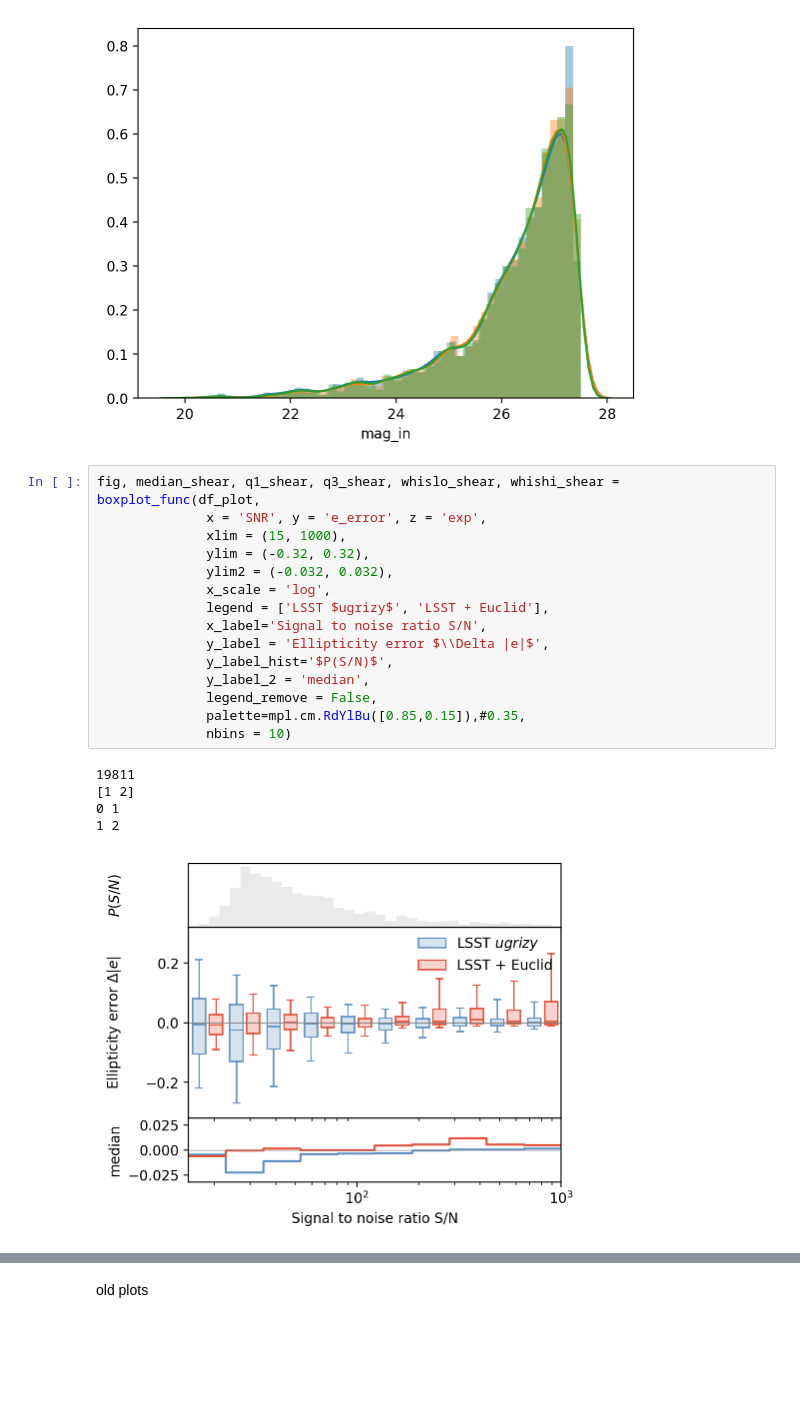
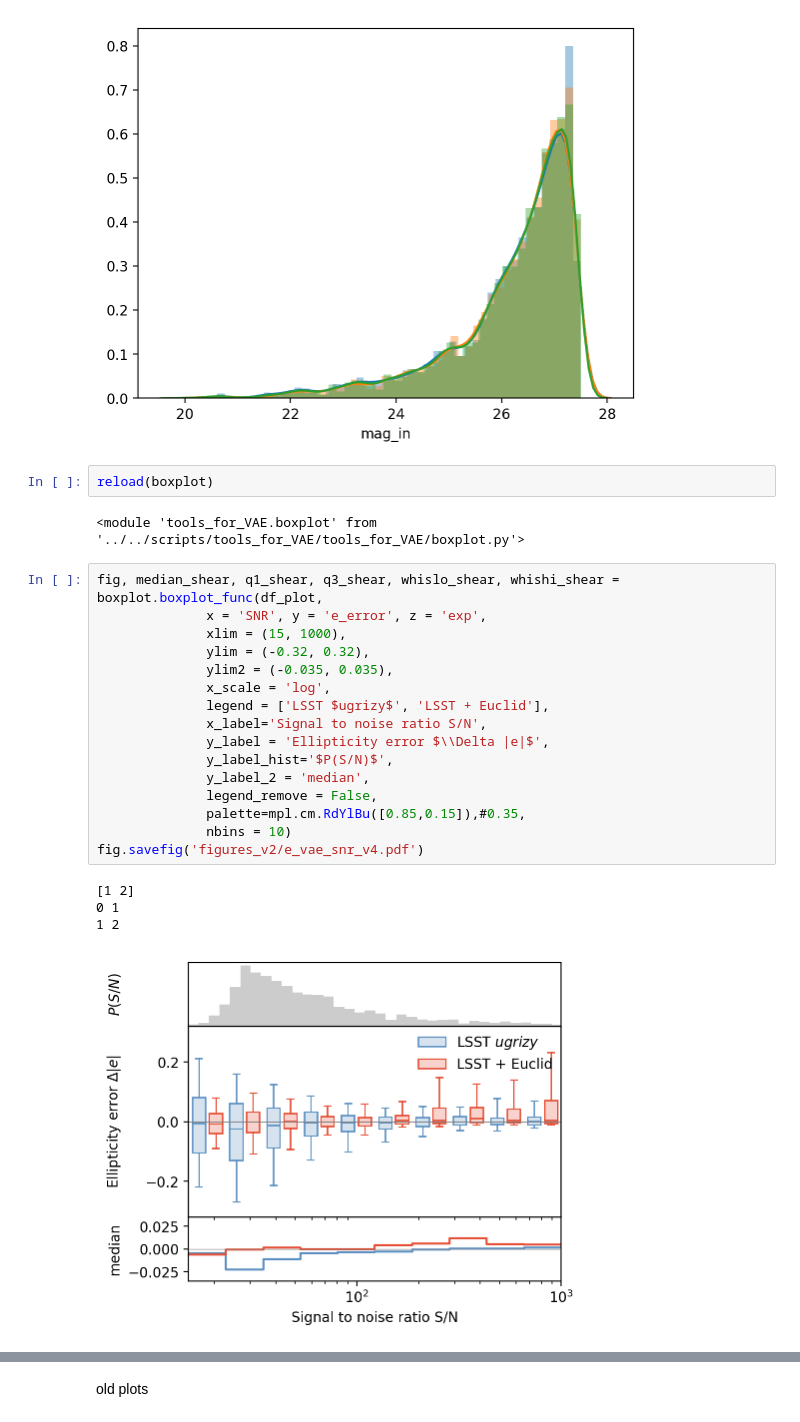
Before and after one commit to LSSTDESC/DeblenderVAE, a Jupyter notebook: notebooks/Plots_for_paper/Plots_VAE_results_v6_correct_exposure.ipynb, the cells around one changed output, grey strips where cells are left out. Cells and saved outputs as stored; diff of their text form; blank space fills up the shorter version.

```diff
--- a/notebooks/Plots_for_paper/Plots_VAE_results_v6_correct_exposure.ipynb
+++ b/notebooks/Plots_for_paper/Plots_VAE_results_v6_correct_exposure.ipynb
@@ -689,24 +689,28 @@ sns.distplot(df_plot['mag_in'])
 # %% [output]
 <matplotlib.axes._subplots.AxesSubplot at 0x...>
 [figure]
+# %%
+reload(boxplot)
+# %% [output]
+<module 'tools_for_VAE.boxplot' from '../../scripts/tools_for_VAE/tools_for_VAE/boxplot.py'>
 # %%
-fig, median_shear, q1_shear, q3_shear, whislo_shear, whishi_shear = boxplot_func(df_plot,
+fig, median_shear, q1_shear, q3_shear, whislo_shear, whishi_shear = boxplot.boxplot_func(df_plot,
               x = 'SNR', y = 'e_error', z = 'exp',
               xlim = (15, 1000),
               ylim = (-0.32, 0.32),
-              ylim2 = (-0.032, 0.032),
+              ylim2 = (-0.035, 0.035),
               x_scale = 'log',
               legend = ['LSST $ugrizy$', 'LSST + Euclid'],
               x_label='Signal to noise ratio S/N',
               y_label = 'Ellipticity error $\\Delta |e|$',
               y_label_hist='$P(S/N)$',
               y_label_2 = 'median',
               legend_remove = False,
               palette=mpl.cm.RdYlBu([0.85,0.15]),#0.35,
               nbins = 10)
+fig.savefig('figures_v2/e_vae_snr_v4.pdf')
 # %% [output]
-19811
 [1 2]
 0 1
 1 2
-[figure, old version]
+[figure, new version]
```
Also changed, not shown: parts of 4 cells of this notebook, 19 other files.
